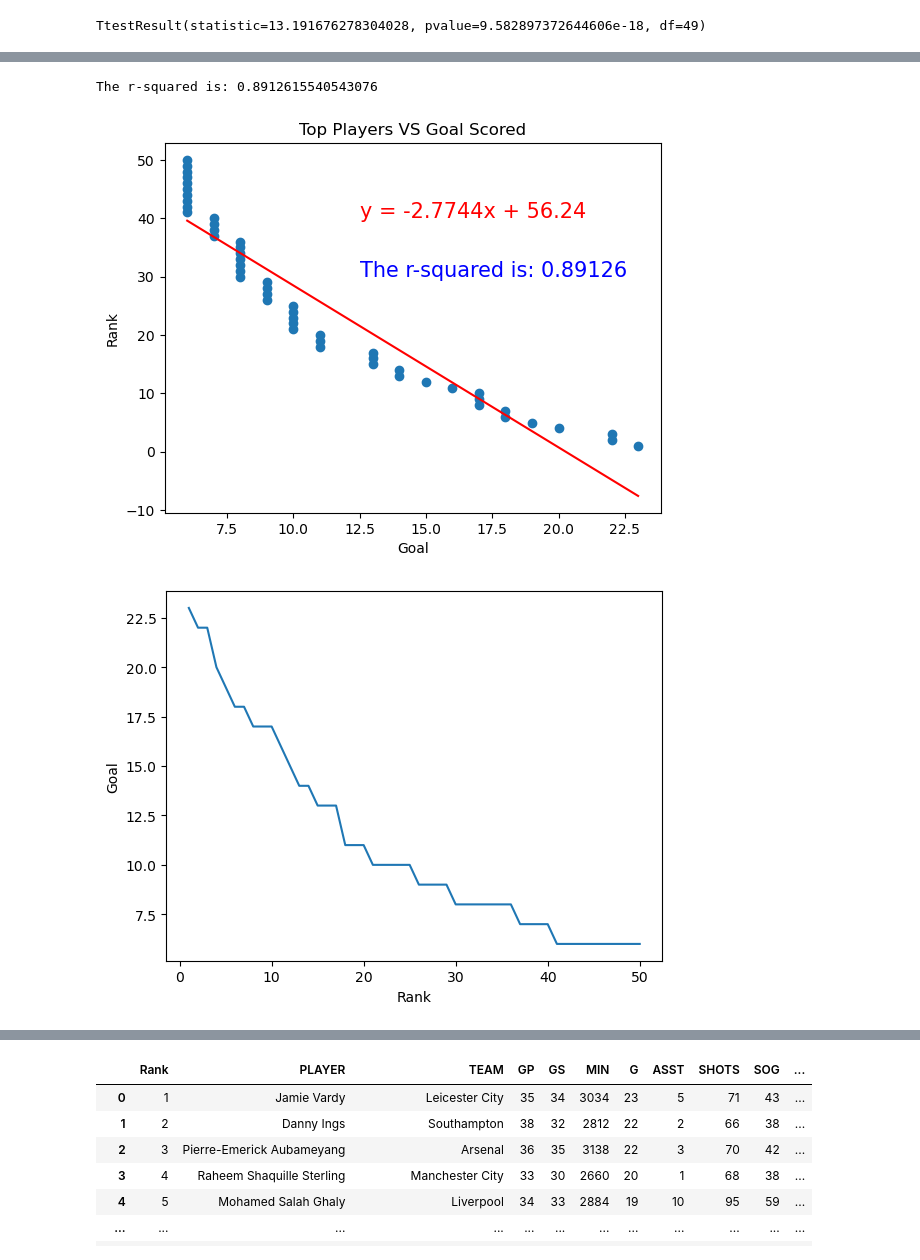
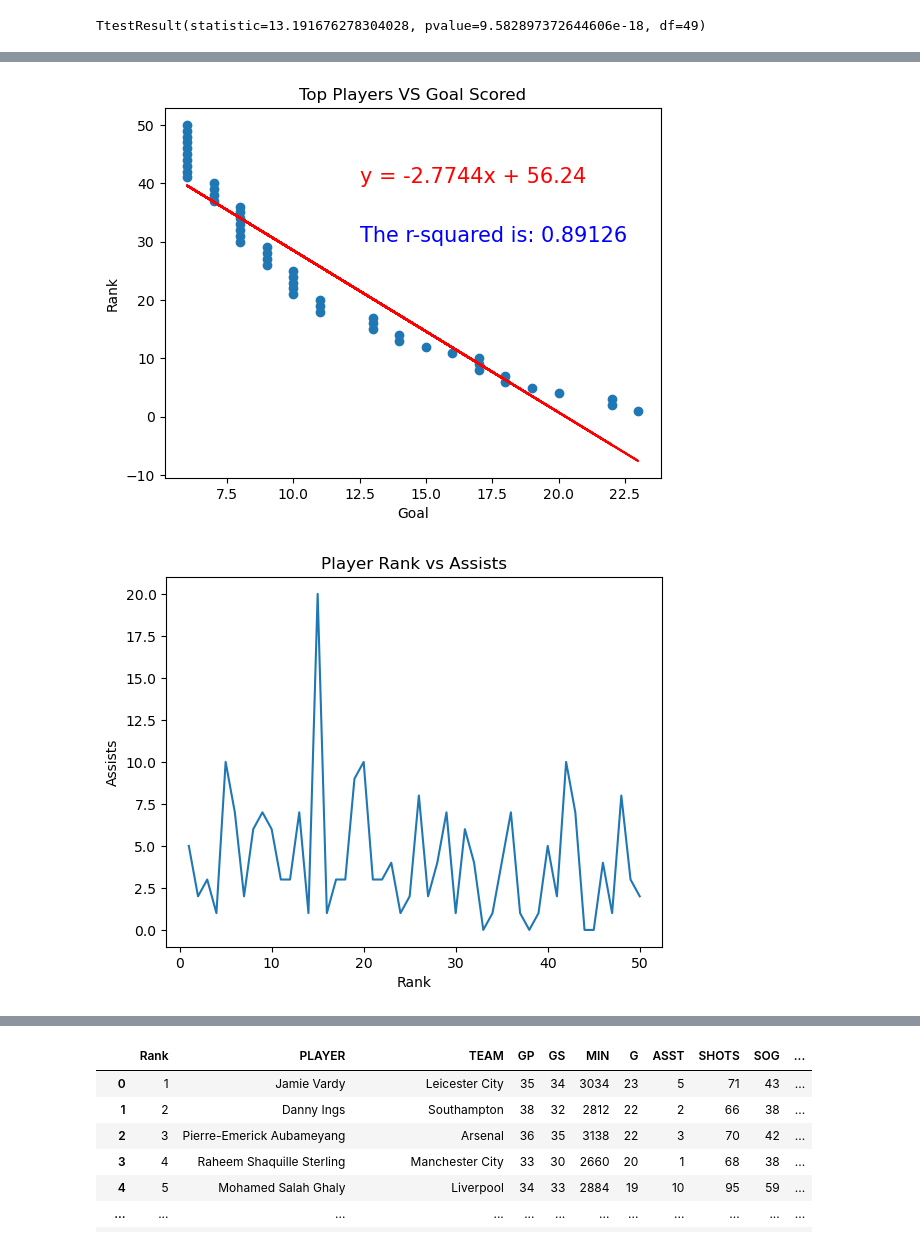
Before and after one commit to vdescioli/project1_PremierGroup, a Jupyter notebook: main.ipynb, the cells around one changed output, grey strips where cells are left out. Cells and saved outputs as stored; diff of their text form; code cells hidden in the pictures.

```diff
--- a/main.ipynb
+++ b/main.ipynb
@@ -32,7 +27,3 @@ player_stats_count = len(player_stats_df["PLAYER"].unique())
 player_stats_count
 # %% [output]
 540
-# %%
-# Top Performing Team
-player_stats_df = player_stats_df.sort_values("TEAM")
-player_stats_df
@@ -53,3 +29,0 @@ player_stats_df
-# %%
-player_stats_df = player_stats_df.sort_values("Rank")
-player_stats_df
@@ -69,0 +30,4 @@ player_stats_df
+# %%
+# Finding the 20 players that have the most goals
+player_stats_df = player_stats_df.sort_values("G", ascending=False)
+player_stats_df.head(20)
@@ -69,0 +52,4 @@ player_stats_df
+# %%
+# Finding the 20 players who played the most games
+player_stats_df = player_stats_df.sort_values("GP", ascending=False)
+player_stats_df.head(20)
@@ -145,5 +137,5 @@ TtestResult(statistic=5.6167794706761445, pvalue=9.062009171815211e-07, df=49)
 # %%
-#Find better corelation between top players vs Goal Scored
+#Comparing "Player Rank" vs "Goals Scored" with a scatter plot
 plt.scatter(top_players["G"],top_players["Rank"])
 plt.xlabel("Goal")
 plt.ylabel("Rank")
@@ -153,20 +145,20 @@ line_eq = "y = " + str(round(slope,4)) + "x + " + str(round(intercept,4))
 plt.plot(top_players["G"],regress_values,"r-")
 plt.annotate(line_eq,(12.5,40),fontsize=15,color="red")
 plt.annotate(f"The r-squared is: {round(rvalue**2,5)}",(12.5,30),fontsize=15,color="blue")
-print(f"The r-squared is: {rvalue**2}")
 plt.title("Top Players VS Goal Scored")
 plt.savefig("Images/lineConfig2.png")
 plt.show()
 # %% [output]
-The r-squared is: 0.8912615540543076
 [figure]
 # %%
-#Line Graph for top players vs goal scored
-plt.plot(top_players["Rank"],top_players["G"])
+# Comparing "Player Rank" vs "Assists" with a line graph
+top_players = top_players.sort_values("Rank")
+plt.plot(top_players["Rank"],top_players["ASST"])
 plt.xlabel("Rank")
-plt.ylabel("Goal")
+plt.ylabel("Assists")
+plt.title("Player Rank vs Assists")
 plt.savefig("Images/lineConfig3.png")
 plt.show()
 # %% [output]
-[figure, old version]
+[figure, new version]
 # %%
```
Also changed, not shown: parts of 21 cells of this notebook.
